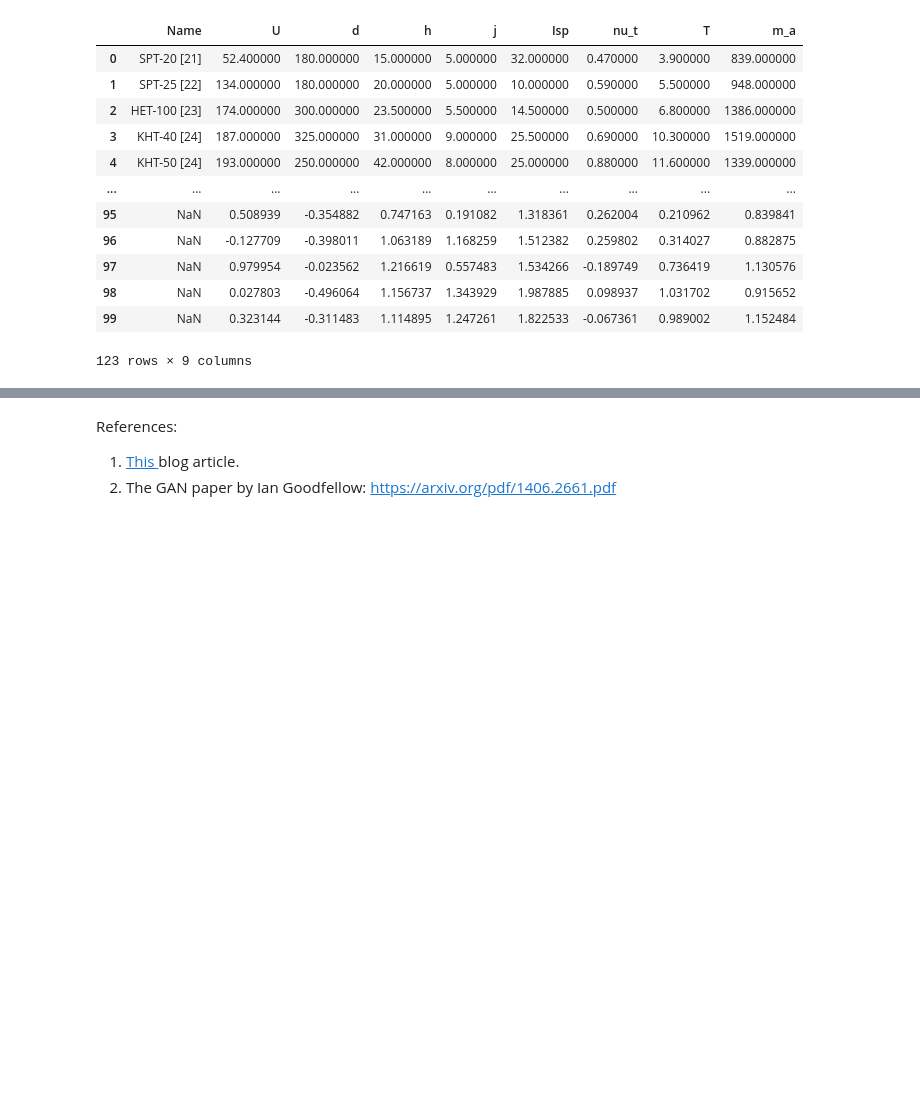
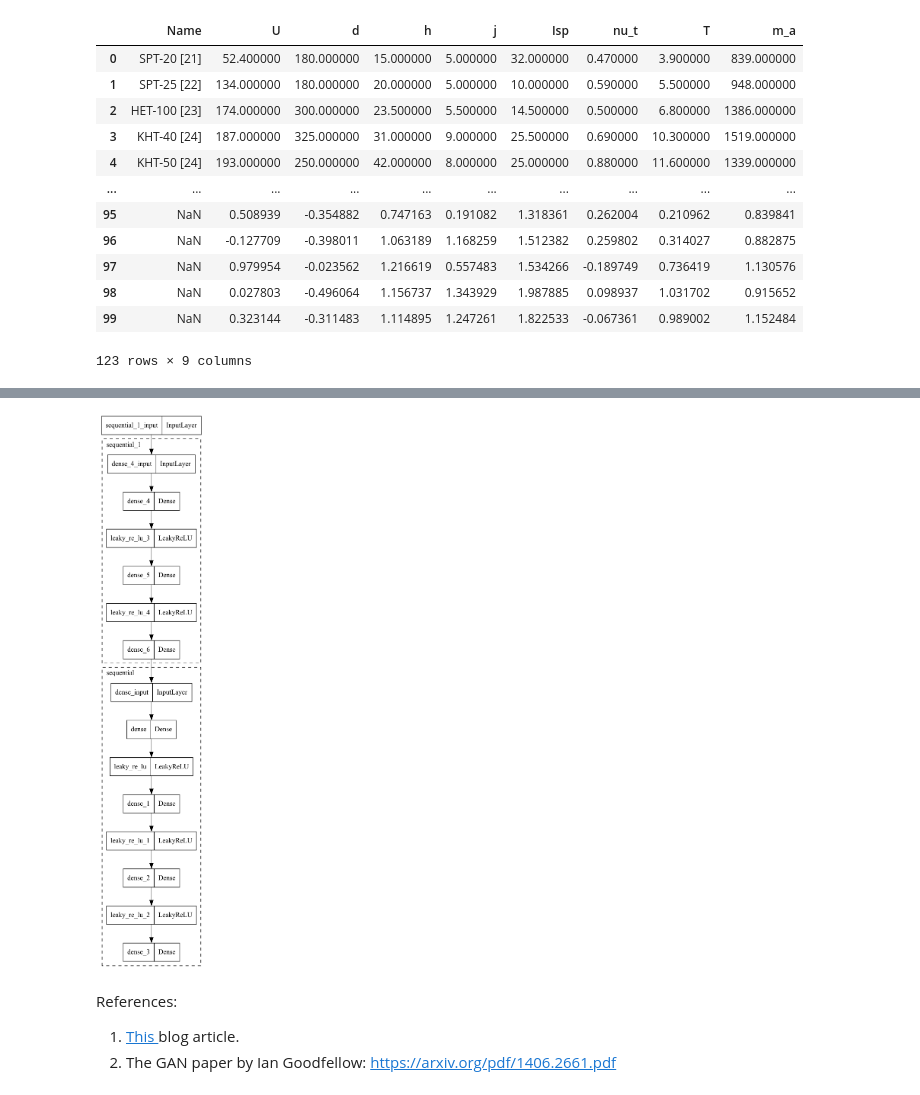
Before and after one commit to advpropsys/hetfit_scientific, a Jupyter notebook: utils/1d-gan.ipynb, the cells around one changed output, grey strips where cells are left out. Saved outputs shown, nothing was run; the diff lists cells and outputs as text; code cells hidden in the pictures; blank space fills up the shorter version.

```diff
--- a/utils/1d-gan.ipynb
+++ b/utils/1d-gan.ipynb
@@ -299,0 +303,5 @@ pd.concat([df,pd.DataFrame(x,columns=df.columns[1:])])
+# %%
+
+from data_augmentation import dataset
+obj = dataset(1000,'new')
+obj.generate()
@@ -300,3 +345,13 @@ pd.concat([df,pd.DataFrame(x,columns=df.columns[1:])])
+# %%
+import tensorflow as tf
+tf.keras.utils.plot_model(
+    obj.vae.gan_model,
+    expand_nested=True,
+    # show_shapes=True,
+    show_layer_activations=True,
+    to_file='gan.png')
+# %% [output]
+[figure, added]
 # %% [markdown]
 References:
 1. <a href = 'https://machinelearningmastery.com/how-to-develop-a-generative-adversarial-network-for-a-1-dimensional-function-from-scratch-in-keras/' >This </a> blog article.
```
Also changed, not shown: parts of 3 cells of this notebook, 15 other files.
